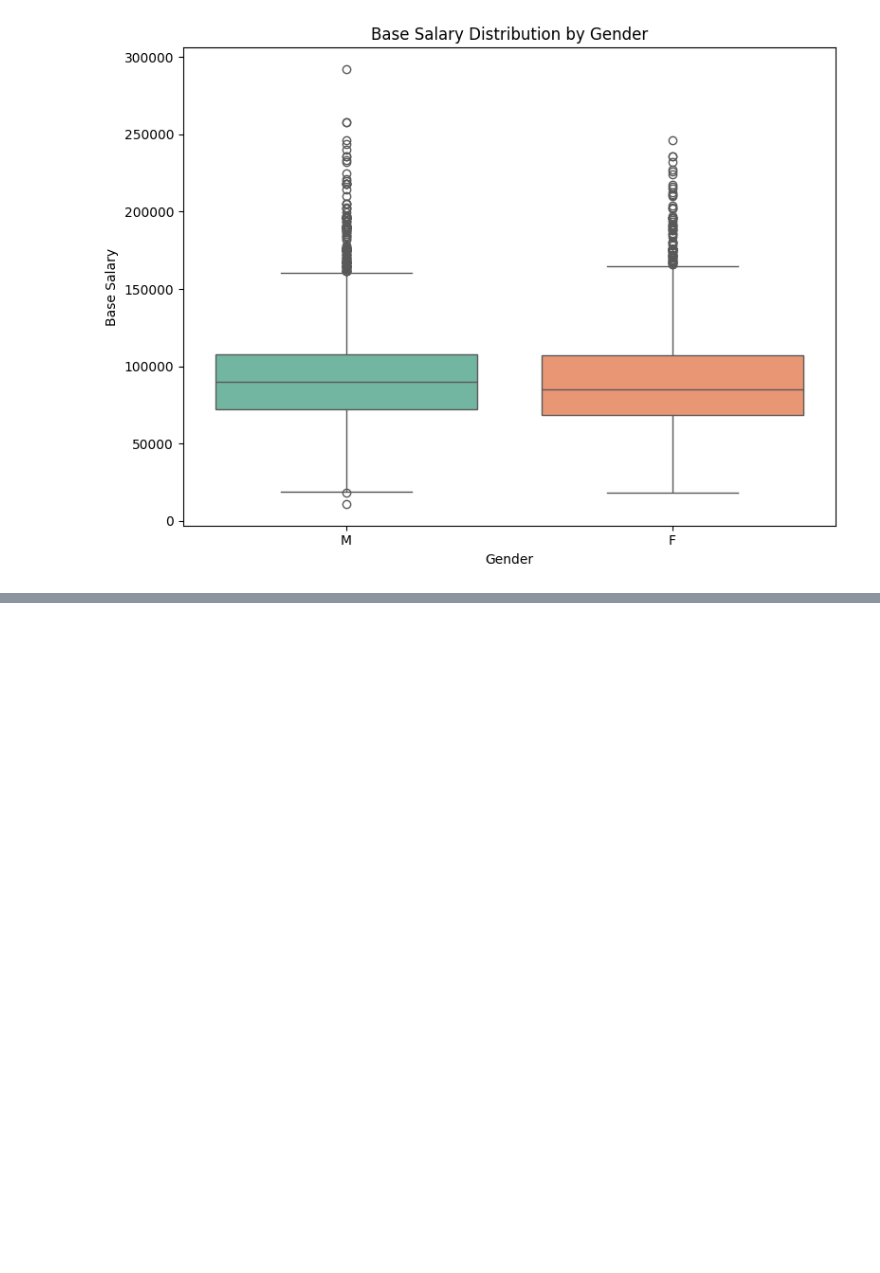
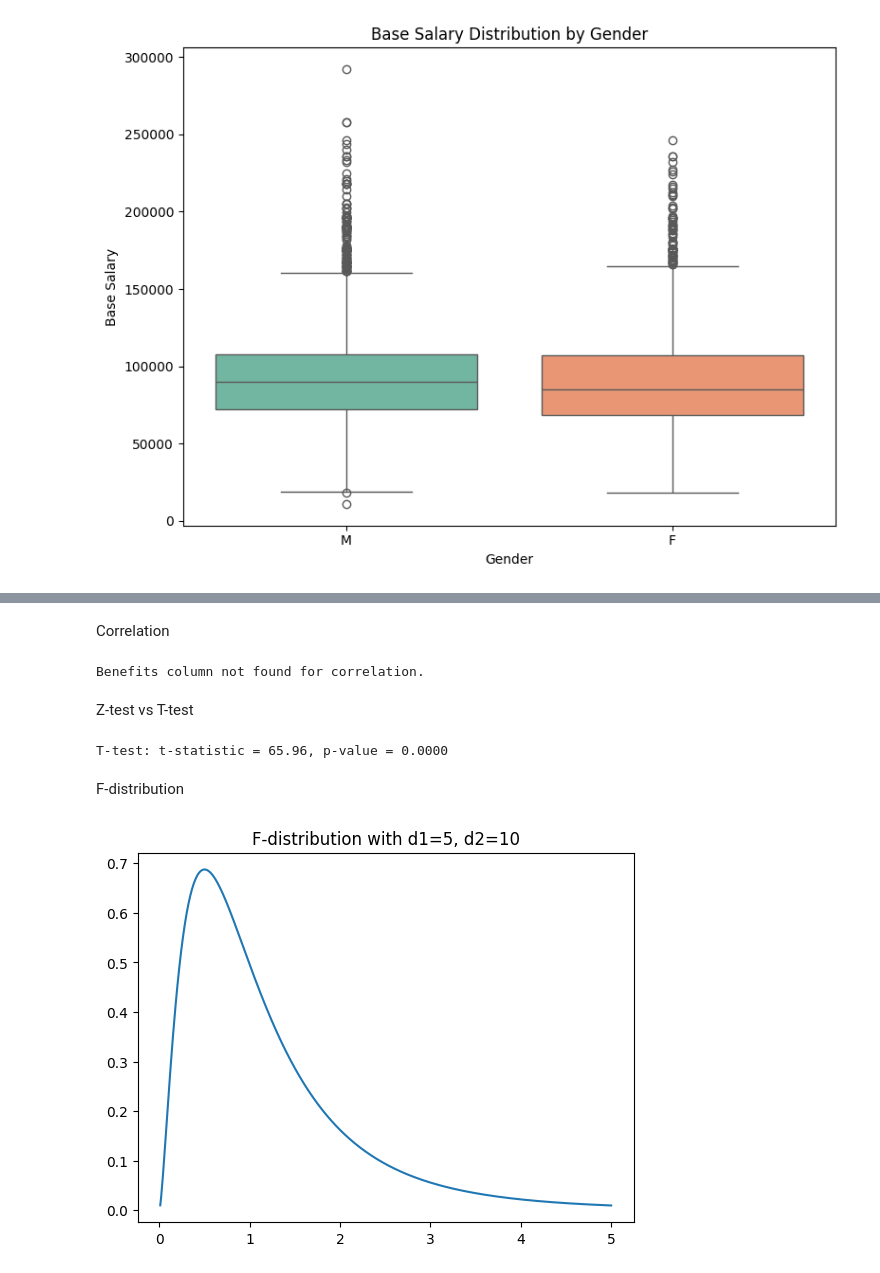
Before and after one commit to Ashishpathak78/DAV_ASSIGNMENT-169, a Jupyter notebook: DAVAssignment.ipynb, the cells around one changed output, grey strips where cells are left out. Drawn from its saved outputs; the diff is of its cells as text; code cells hidden in the pictures; blank space fills up the shorter version.

```diff
--- a/DAVAssignment.ipynb
+++ b/DAVAssignment.ipynb
@@ -611,0 +724,34 @@ plt.show()
+# %% [markdown]
+Correlation
+# %%
+# Assuming 'Benefits' is another column related to 'Salary'
+if 'Benefits' in df.columns:
+    corr = df['Base_Salary'].corr(df['Benefits'])
+    print(f"Correlation between Salary and Benefits: {corr}")
+else:
+    print("Benefits column not found for correlation.")
+# %% [output]
+Benefits column not found for correlation.
+# %% [markdown]
+Z-test vs T-test
+# %%
+from scipy.stats import ttest_1samp
+
+# One-sample T-test: test if sample mean equals 70000
+t_stat, p_val = ttest_1samp(df['Base_Salary'], 70000)
+print(f"T-test: t-statistic = {t_stat:.2f}, p-value = {p_val:.4f}")
+# Z-test shown earlier using z-score
+# %% [output]
+T-test: t-statistic = 65.96, p-value = 0.0000
+# %% [markdown]
+F-distribution
+# %%
+from scipy.stats import f
+
+x = np.linspace(0.01, 5, 500)
+d1, d2 = 5, 10
+plt.plot(x, f.pdf(x, d1, d2))
+plt.title("F-distribution with d1=5, d2=10")
+plt.show()
+# %% [output]
+[figure, added]
```
Also changed, not shown: parts of 21 cells of this notebook.
